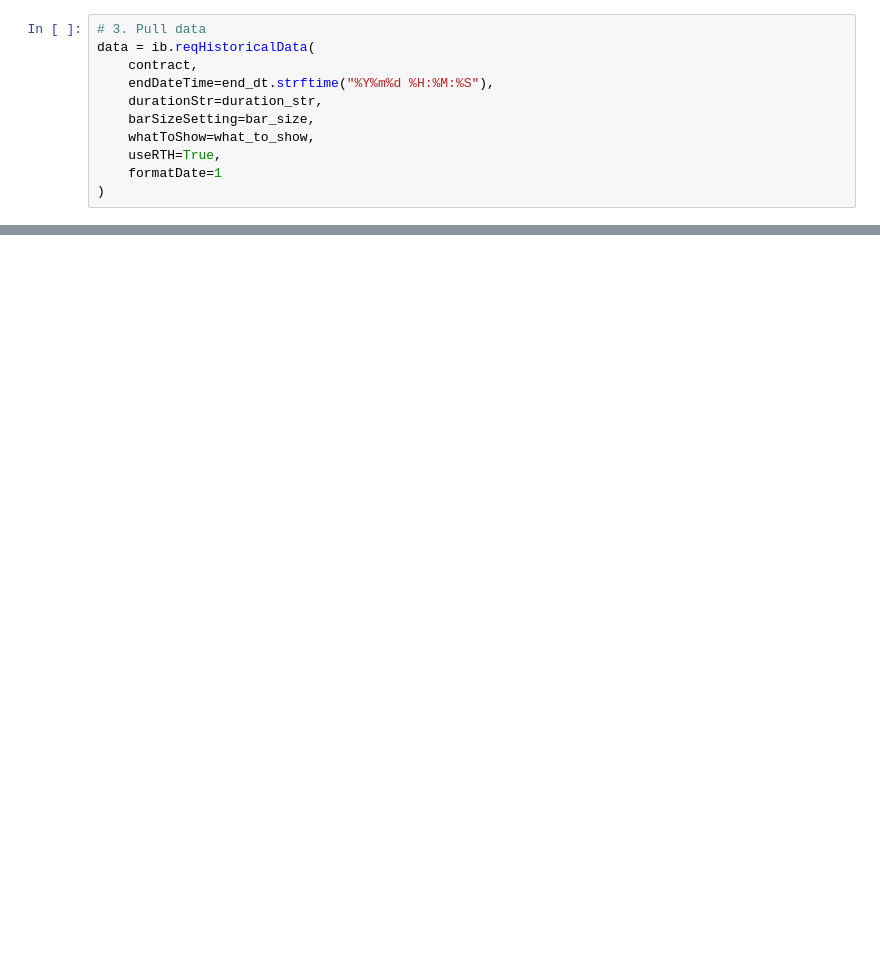
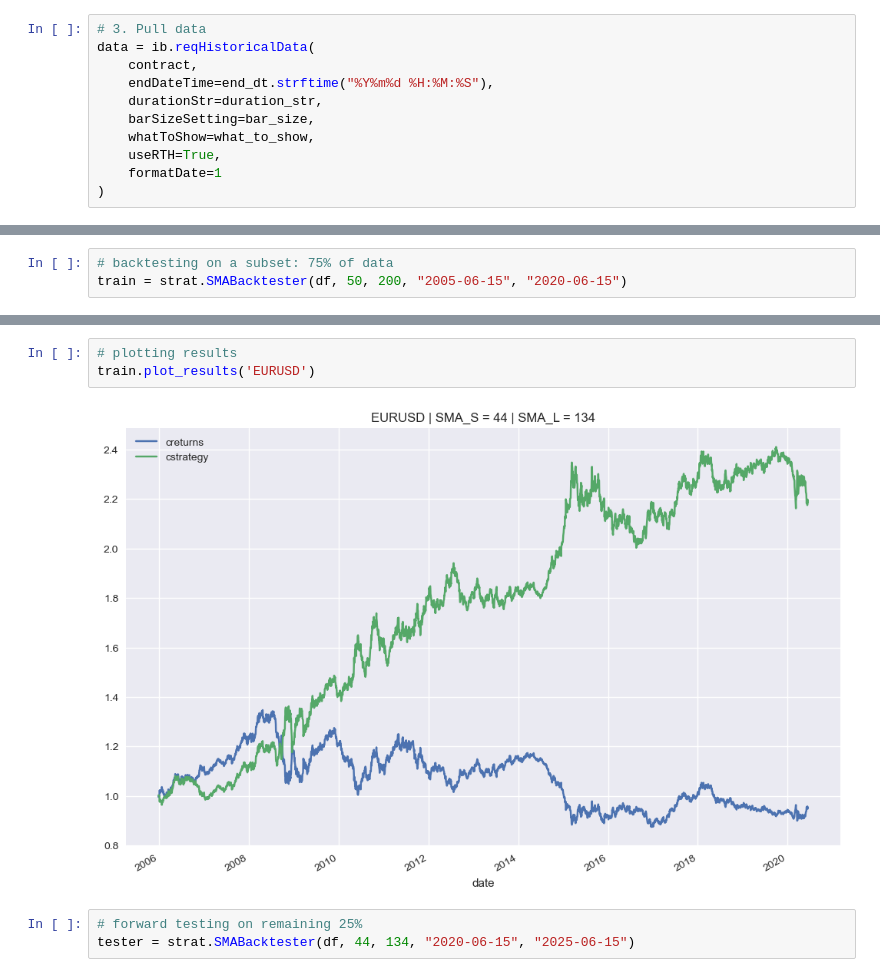
Before and after one commit to dhruvsingh14/Blog, a Jupyter notebook: Blogpost1/run.ipynb, the cells around one changed output, grey strips where cells are left out. Drawn from its saved outputs; the diff is of its cells as text; blank space fills up the shorter version.

```diff
--- a/Blogpost1/run.ipynb
+++ b/Blogpost1/run.ipynb
@@ -190,0 +170,3 @@ hit_ratio
+# %%
+# backtesting on a subset: 75% of data
+train = strat.SMABacktester(df, 50, 200, "2005-06-15", "2020-06-15")
@@ -190,0 +185,8 @@ hit_ratio
+# %%
+# plotting results
+train.plot_results('EURUSD')
+# %% [output]
+[figure, added]
+# %%
+# forward testing on remaining 25%
+tester = strat.SMABacktester(df, 44, 134, "2020-06-15", "2025-06-15")
```
Also changed, not shown: parts of 128 cells of this notebook, 33 other files.
